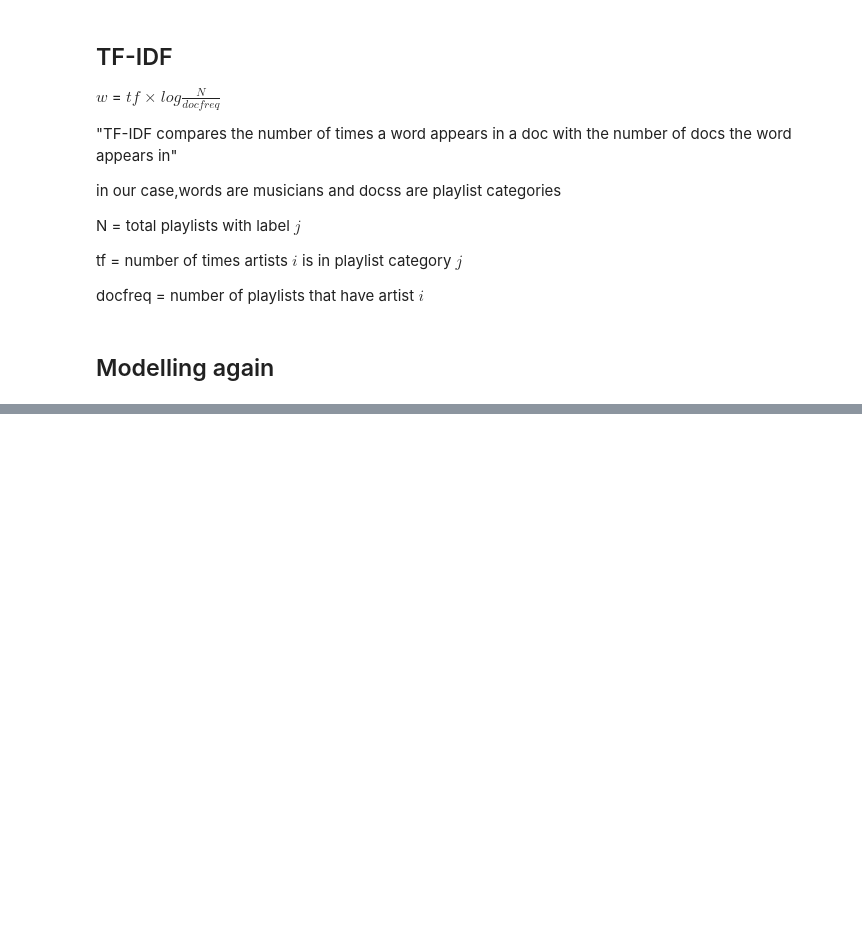
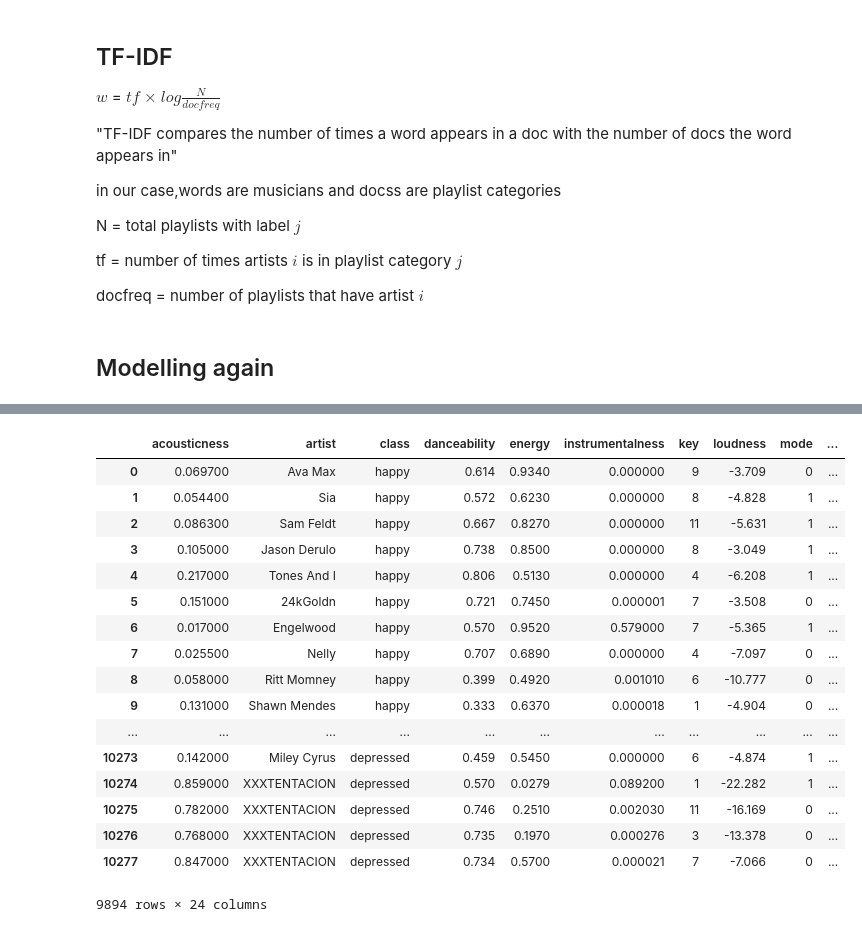
Before and after one commit to sulayman-ali/MusicMood, a Jupyter notebook: notebooks/EDA.ipynb, the cells around one changed output, grey strips where cells are left out. Cells and saved outputs as stored; diff of their text form; code cells hidden in the pictures; blank space fills up the shorter version.

```diff
--- a/notebooks/EDA.ipynb
+++ b/notebooks/EDA.ipynb
@@ -174,0 +191,21 @@ print(class)
+# %%
+df
+# %% [output]
+|  | acousticness | artist | class | danceability | energy | instrumentalness | key | loudness | mode | ... |
+| 0 | 0.069700 | Ava Max | happy | 0.614 | 0.9340 | 0.000000 | 9 | -3.709 | 0 | ... |
+| 1 | 0.054400 | Sia | happy | 0.572 | 0.6230 | 0.000000 | 8 | -4.828 | 1 | ... |
+| 2 | 0.086300 | Sam Feldt | happy | 0.667 | 0.8270 | 0.000000 | 11 | -5.631 | 1 | ... |
+| 3 | 0.105000 | Jason Derulo | happy | 0.738 | 0.8500 | 0.000000 | 8 | -3.049 | 1 | ... |
+| 4 | 0.217000 | Tones And I | happy | 0.806 | 0.5130 | 0.000000 | 4 | -6.208 | 1 | ... |
+| 5 | 0.151000 | 24kGoldn | happy | 0.721 | 0.7450 | 0.000001 | 7 | -3.508 | 0 | ... |
+| 6 | 0.017000 | Engelwood | happy | 0.570 | 0.9520 | 0.579000 | 7 | -5.365 | 1 | ... |
+| 7 | 0.025500 | Nelly | happy | 0.707 | 0.6890 | 0.000000 | 4 | -7.097 | 0 | ... |
+| 8 | 0.058000 | Ritt Momney | happy | 0.399 | 0.4920 | 0.001010 | 6 | -10.777 | 0 | ... |
+| 9 | 0.131000 | Shawn Mendes | happy | 0.333 | 0.6370 | 0.000018 | 1 | -4.904 | 0 | ... |
+| ... | ... | ... | ... | ... | ... | ... | ... | ... | ... | ... |
+| 10273 | 0.142000 | Miley Cyrus | depressed | 0.459 | 0.5450 | 0.000000 | 6 | -4.874 | 1 | ... |
+| 10274 | 0.859000 | XXXTENTACION | depressed | 0.570 | 0.0279 | 0.089200 | 1 | -22.282 | 1 | ... |
+| 10275 | 0.782000 | XXXTENTACION | depressed | 0.746 | 0.2510 | 0.002030 | 11 | -16.169 | 0 | ... |
+| 10276 | 0.768000 | XXXTENTACION | depressed | 0.735 | 0.1970 | 0.000276 | 3 | -13.378 | 0 | ... |
+| 10277 | 0.847000 | XXXTENTACION | depressed | 0.734 | 0.5700 | 0.000021 | 7 | -7.066 | 0 | ... |
+9894 rows × 24 columns
```
Also changed, not shown: parts of 2 cells of this notebook.
